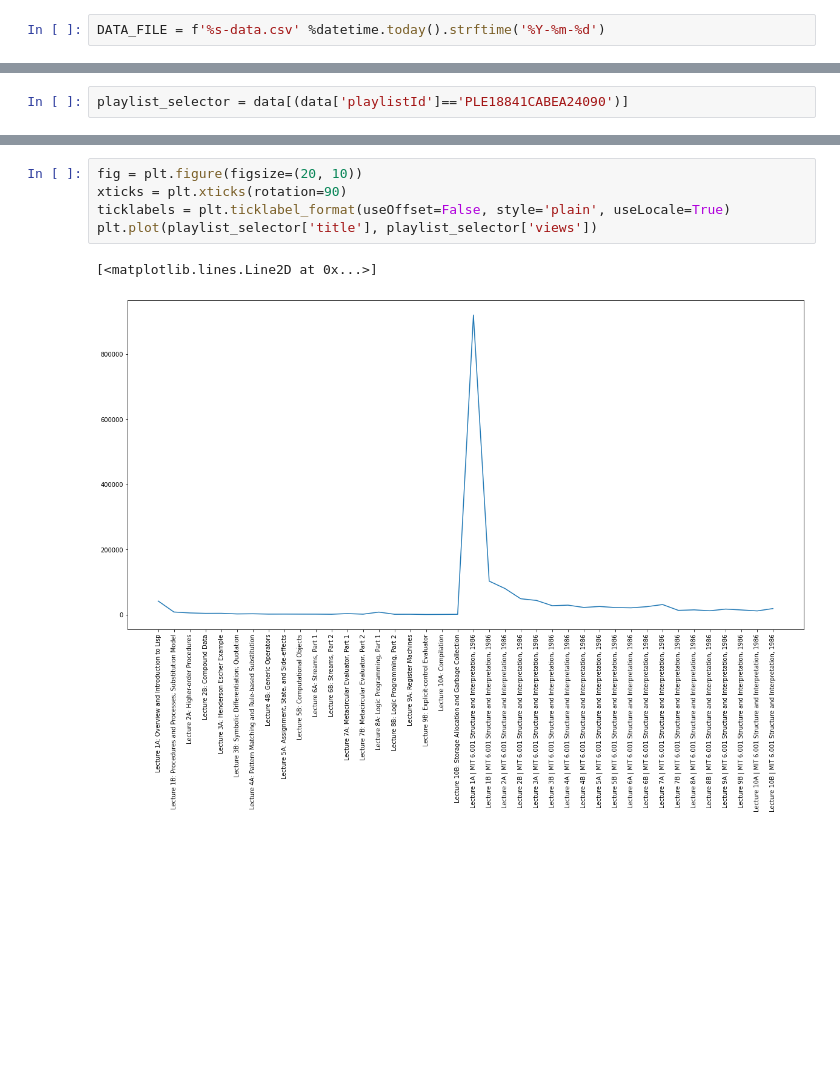
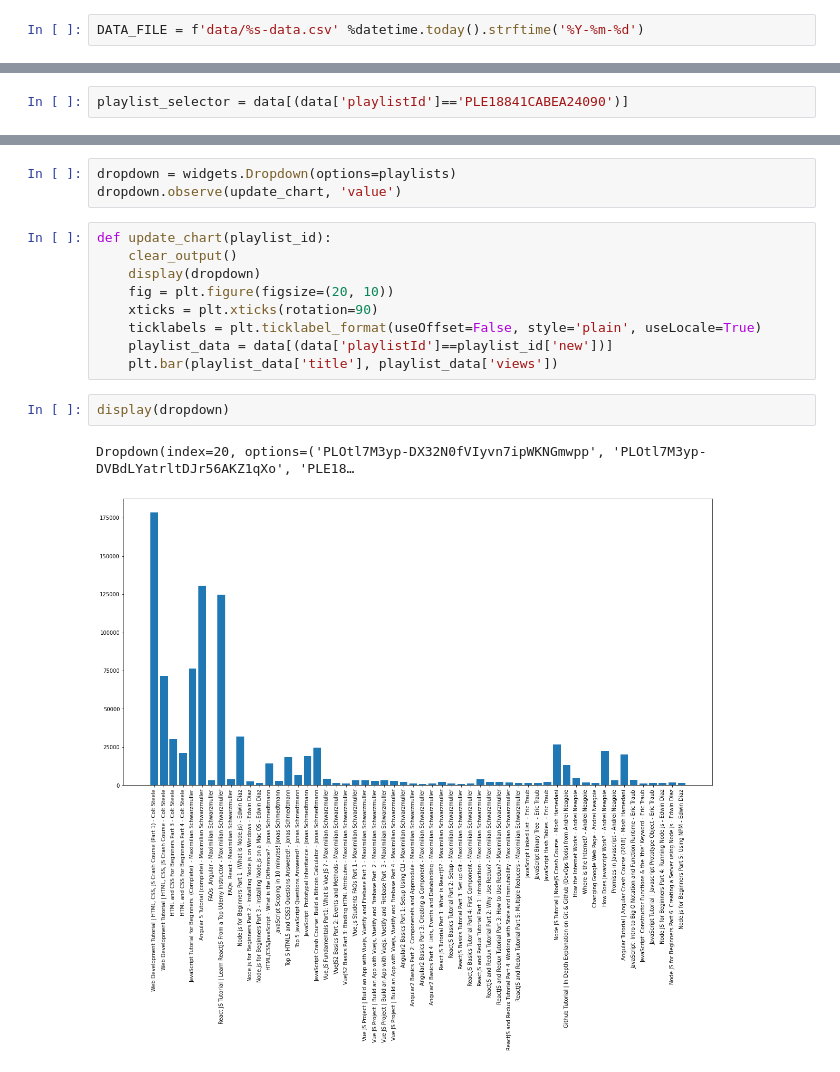
Before and after one commit to ajw998/yt-playlists-analysis, a Jupyter notebook: exploratory-analysis.ipynb, the cells around one changed output, grey strips where cells are left out. Saved outputs shown, nothing was run; the diff lists cells and outputs as text; blank space fills up the shorter version.

Commit message:
Hack together some widgets

```diff
--- a/exploratory-analysis.ipynb
+++ b/exploratory-analysis.ipynb
@@ -10,5 +12,5 @@ from datetime import datetime
 # %%
-DATA_FILE = f'%s-data.csv' %datetime.today().strftime('%Y-%m-%d')
+DATA_FILE = f'data/%s-data.csv' %datetime.today().strftime('%Y-%m-%d')
 # %%
 data = pd.read_csv(DATA_FILE)
 # %%
@@ -63,8 +45,17 @@ playlist_selector
+# %%
+dropdown = widgets.Dropdown(options=playlists)
+dropdown.observe(update_chart, 'value')
 # %%
-fig = plt.figure(figsize=(20, 10))
-xticks = plt.xticks(rotation=90)
-ticklabels = plt.ticklabel_format(useOffset=False, style='plain', useLocale=True)
-plt.plot(playlist_selector['title'], playlist_selector['views'])
+def update_chart(playlist_id):
+    clear_output()
+    display(dropdown)
+    fig = plt.figure(figsize=(20, 10))
+    xticks = plt.xticks(rotation=90)
+    ticklabels = plt.ticklabel_format(useOffset=False, style='plain', useLocale=True)
+    playlist_data = data[(data['playlistId']==playlist_id['new'])]
+    plt.bar(playlist_data['title'], playlist_data['views'])
-# %% [output]
-[<matplotlib.lines.Line2D at 0x...>]
-[figure, removed]
+# %%
+display(dropdown)
+# %% [output]
+Dropdown(index=20, options=('PLOtl7M3yp-DX32N0fVIyvn7ipWKNGmwpp', 'PLOtl7M3yp-DVBdLYatrltDJr56AKZ1qXo', 'PLE18…
+[figure, added]
```
Also changed, not shown: parts of 2 cells of this notebook.
